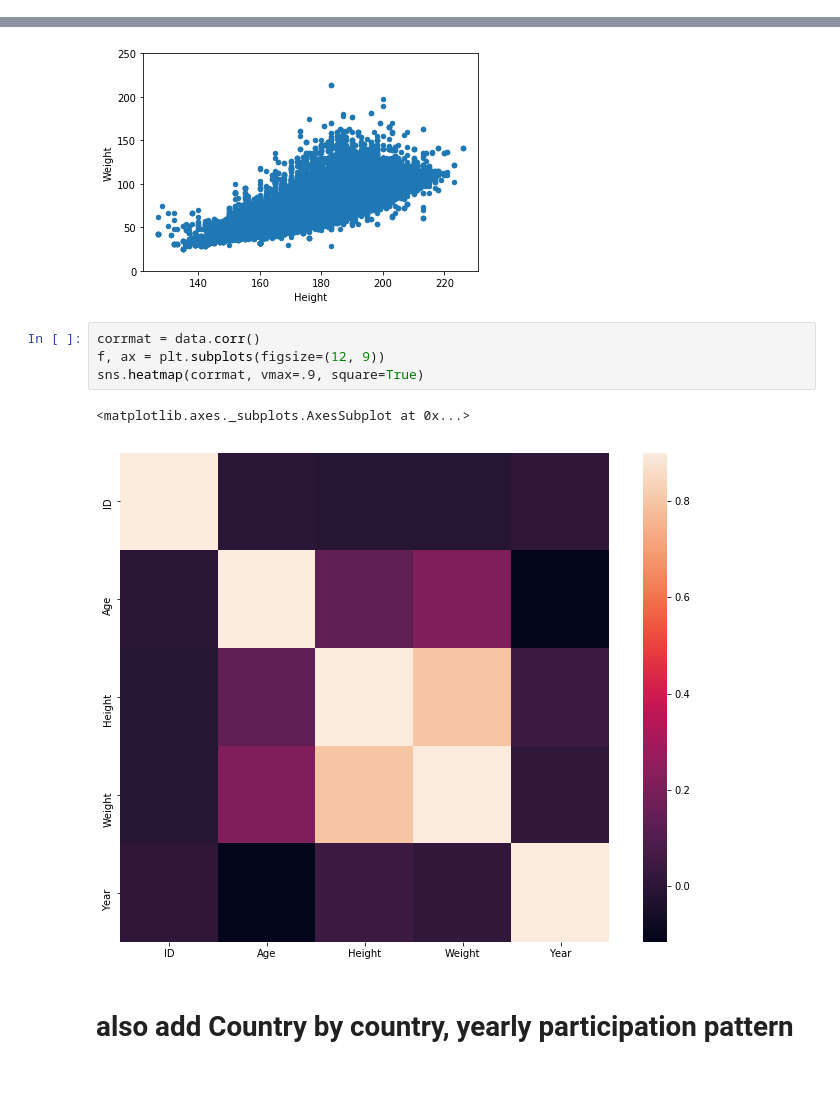
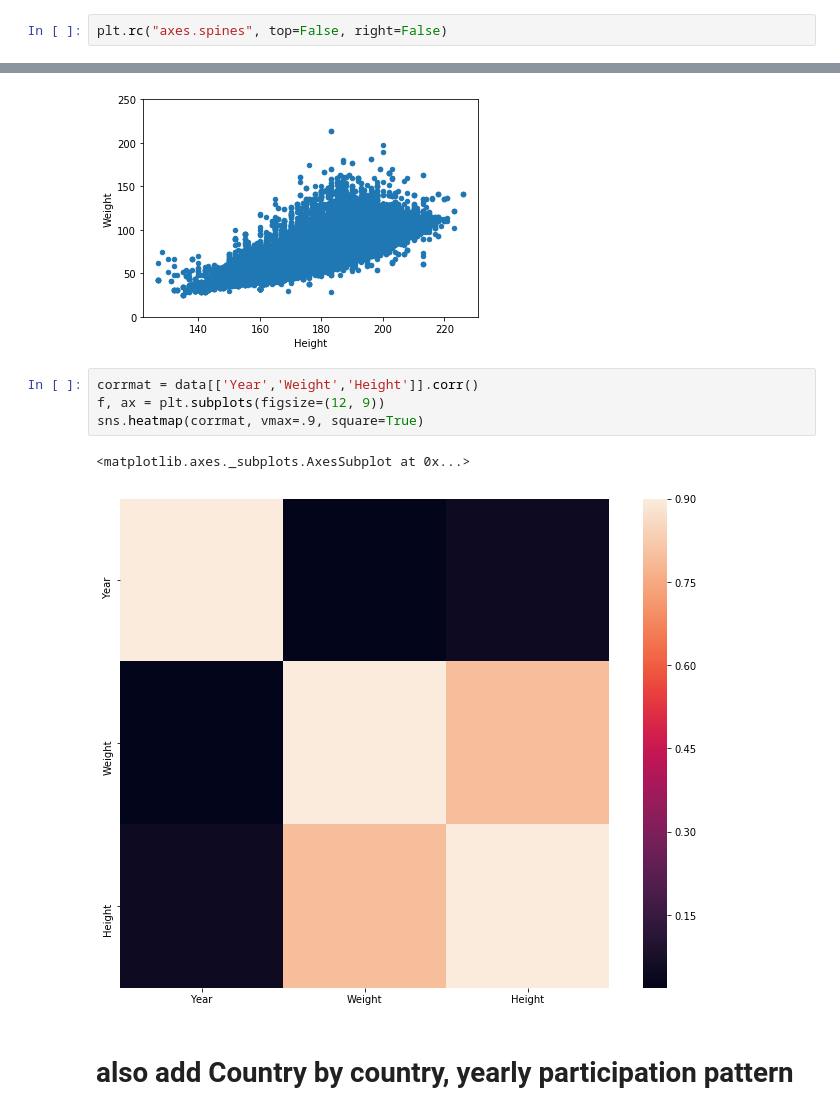
Before and after one commit to nauman-chaudhary/OlympicsDataExploration, a Jupyter notebook: Olympics_Data_Exploration.ipynb, the cells around one changed output, grey strips where cells are left out. Cells and saved outputs as stored; diff of their text form; blank space fills up the shorter version.

```diff
--- a/Olympics_Data_Exploration.ipynb
+++ b/Olympics_Data_Exploration.ipynb
@@ -6,6 +6,8 @@ import pandas as pd
 import matplotlib.pyplot as plt
 import seaborn as sns
 import scipy as sc
+# %%
+plt.rc("axes.spines", top=False, right=False)
 # %%
 import warnings
 warnings.filterwarnings('ignore')
@@ -167,11 +285,11 @@ d.plot.scatter(x=var, y='Weight', ylim=(0,250))
 <matplotlib.axes._subplots.AxesSubplot at 0x...>
 [figure]
 # %%
-corrmat = data.corr()
+corrmat = data[['Year','Weight','Height']].corr()
 f, ax = plt.subplots(figsize=(12, 9))
 sns.heatmap(corrmat, vmax=.9, square=True)
 # %% [output]
 <matplotlib.axes._subplots.AxesSubplot at 0x...>
-[figure, old version]
+[figure, new version]
 # %% [markdown]
 # also add Country by country, yearly participation pattern
```
Also changed, not shown: parts of 33 cells of this notebook.
